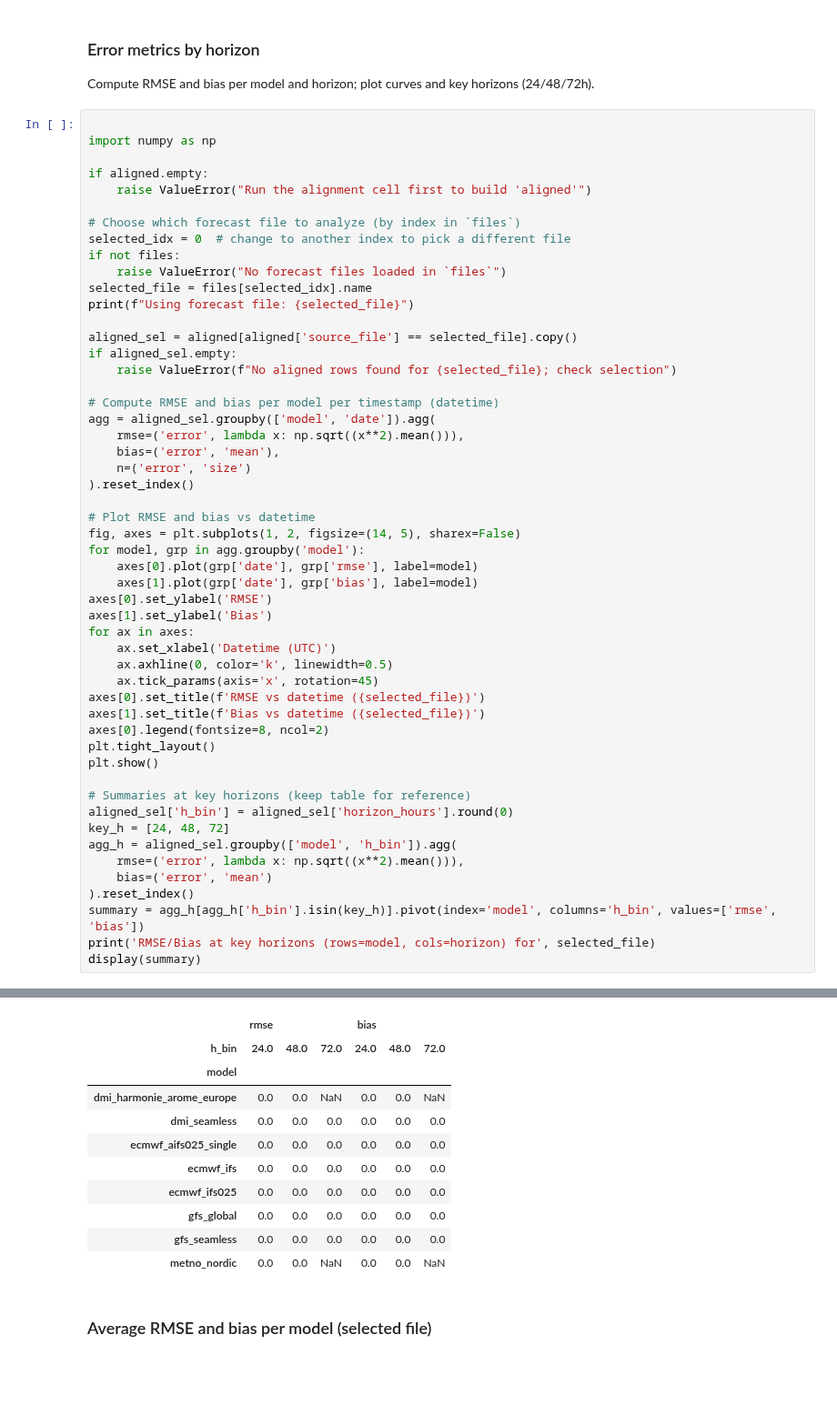
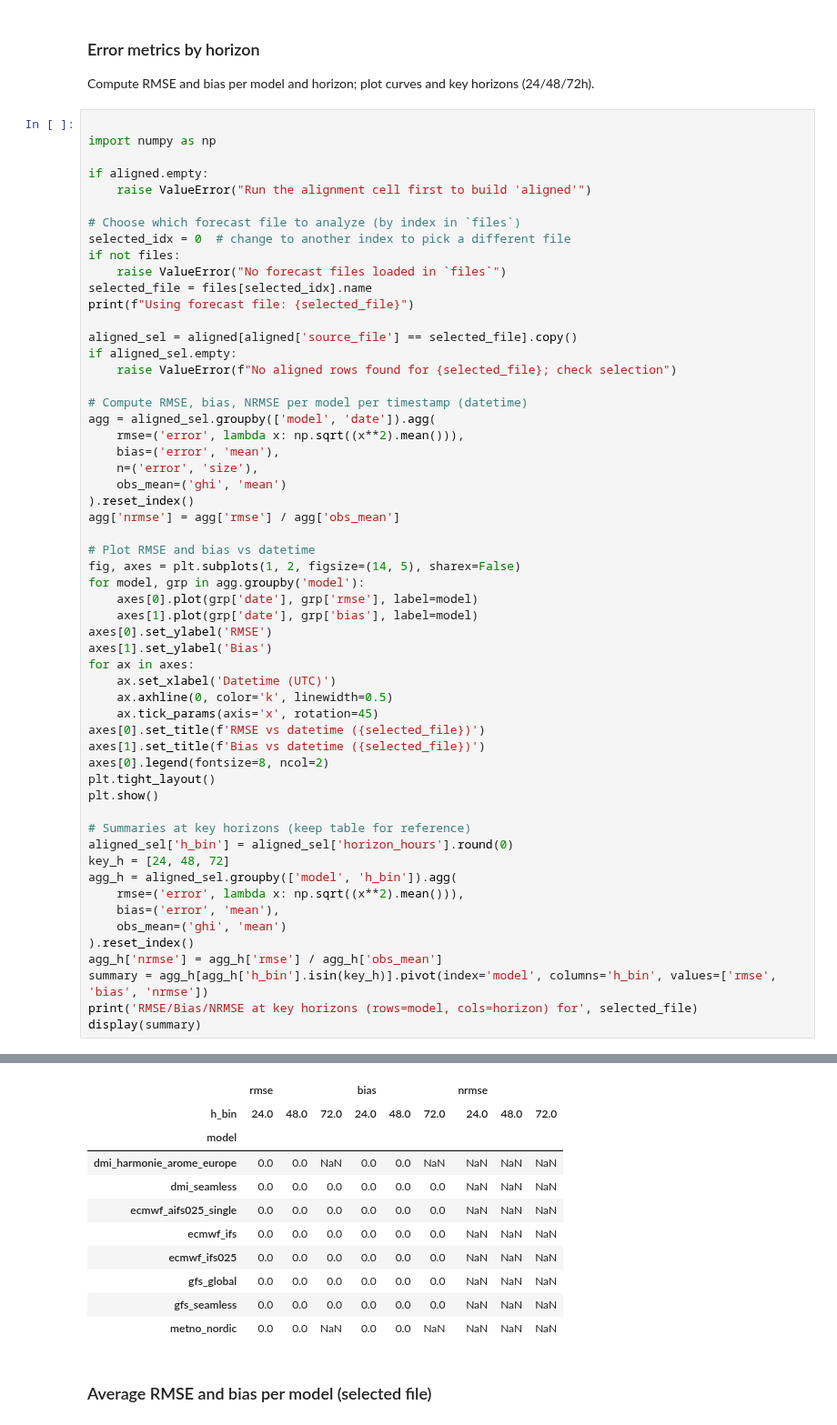
Before and after one commit to Louis2308/Solar-poster, a Jupyter notebook: Forcast_Comparison.ipynb, the cells around one changed output, grey strips where cells are left out. Shown at 91% size. Drawn from its saved outputs; the diff is of its cells as text; blank space fills up the shorter version.

```diff
--- a/Forcast_Comparison.ipynb
+++ b/Forcast_Comparison.ipynb
@@ -227,12 +227,14 @@ aligned_sel = aligned[aligned['source_file'] == selected_file].copy()
 if aligned_sel.empty:
     raise ValueError(f"No aligned rows found for {selected_file}; check selection")
 
-# Compute RMSE and bias per model per timestamp (datetime)
+# Compute RMSE, bias, NRMSE per model per timestamp (datetime)
 agg = aligned_sel.groupby(['model', 'date']).agg(
     rmse=('error', lambda x: np.sqrt((x**2).mean())),
     bias=('error', 'mean'),
-    n=('error', 'size')
+    n=('error', 'size'),
+    obs_mean=('ghi', 'mean')
 ).reset_index()
+agg['nrmse'] = agg['rmse'] / agg['obs_mean']
 
 # Plot RMSE and bias vs datetime
 fig, axes = plt.subplots(1, 2, figsize=(14, 5), sharex=False)
@@ -256,10 +258,12 @@ aligned_sel['h_bin'] = aligned_sel['horizon_hours'].round(0)
 key_h = [24, 48, 72]
 agg_h = aligned_sel.groupby(['model', 'h_bin']).agg(
     rmse=('error', lambda x: np.sqrt((x**2).mean())),
-    bias=('error', 'mean')
+    bias=('error', 'mean'),
+    obs_mean=('ghi', 'mean')
 ).reset_index()
-summary = agg_h[agg_h['h_bin'].isin(key_h)].pivot(index='model', columns='h_bin', values=['rmse', 'bias'])
-print('RMSE/Bias at key horizons (rows=model, cols=horizon) for', selected_file)
+agg_h['nrmse'] = agg_h['rmse'] / agg_h['obs_mean']
+summary = agg_h[agg_h['h_bin'].isin(key_h)].pivot(index='model', columns='h_bin', values=['rmse', 'bias', 'nrmse'])
+print('RMSE/Bias/NRMSE at key horizons (rows=model, cols=horizon) for', selected_file)
 display(summary)
 # %% [output]
 Using forecast file: 06072_20251108T0600.csv
@@ -268,14 +272,14 @@ RMSE/Bias at key horizons (rows=model, cols=horizon) for 06072_20251108T0600.csv
-|  | rmse |  |  | bias |  |  |
-| h_bin | 24.0 | 48.0 | 72.0 | 24.0 | 48.0 | 72.0 |
-| model |  |  |  |  |  |  |
-| dmi_harmonie_arome_europe | 0.0 | 0.0 | NaN | 0.0 | 0.0 | NaN |
-| dmi_seamless | 0.0 | 0.0 | 0.0 | 0.0 | 0.0 | 0.0 |
-| ecmwf_aifs025_single | 0.0 | 0.0 | 0.0 | 0.0 | 0.0 | 0.0 |
-| ecmwf_ifs | 0.0 | 0.0 | 0.0 | 0.0 | 0.0 | 0.0 |
-| ecmwf_ifs025 | 0.0 | 0.0 | 0.0 | 0.0 | 0.0 | 0.0 |
-| gfs_global | 0.0 | 0.0 | 0.0 | 0.0 | 0.0 | 0.0 |
-| gfs_seamless | 0.0 | 0.0 | 0.0 | 0.0 | 0.0 | 0.0 |
-| metno_nordic | 0.0 | 0.0 | NaN | 0.0 | 0.0 | NaN |
+|  | rmse |  |  | bias |  |  | nrmse |  |  |
+| h_bin | 24.0 | 48.0 | 72.0 | 24.0 | 48.0 | 72.0 | 24.0 | 48.0 | 72.0 |
+| model |  |  |  |  |  |  |  |  |  |
+| dmi_harmonie_arome_europe | 0.0 | 0.0 | NaN | 0.0 | 0.0 | NaN | NaN | NaN | NaN |
+| dmi_seamless | 0.0 | 0.0 | 0.0 | 0.0 | 0.0 | 0.0 | NaN | NaN | NaN |
+| ecmwf_aifs025_single | 0.0 | 0.0 | 0.0 | 0.0 | 0.0 | 0.0 | NaN | NaN | NaN |
+| ecmwf_ifs | 0.0 | 0.0 | 0.0 | 0.0 | 0.0 | 0.0 | NaN | NaN | NaN |
+| ecmwf_ifs025 | 0.0 | 0.0 | 0.0 | 0.0 | 0.0 | 0.0 | NaN | NaN | NaN |
+| gfs_global | 0.0 | 0.0 | 0.0 | 0.0 | 0.0 | 0.0 | NaN | NaN | NaN |
+| gfs_seamless | 0.0 | 0.0 | 0.0 | 0.0 | 0.0 | 0.0 | NaN | NaN | NaN |
+| metno_nordic | 0.0 | 0.0 | NaN | 0.0 | 0.0 | NaN | NaN | NaN | NaN |
 # %% [markdown]
 
 ### Average RMSE and bias per model (selected file)
```
Also changed, not shown: parts of 5 cells of this notebook.
